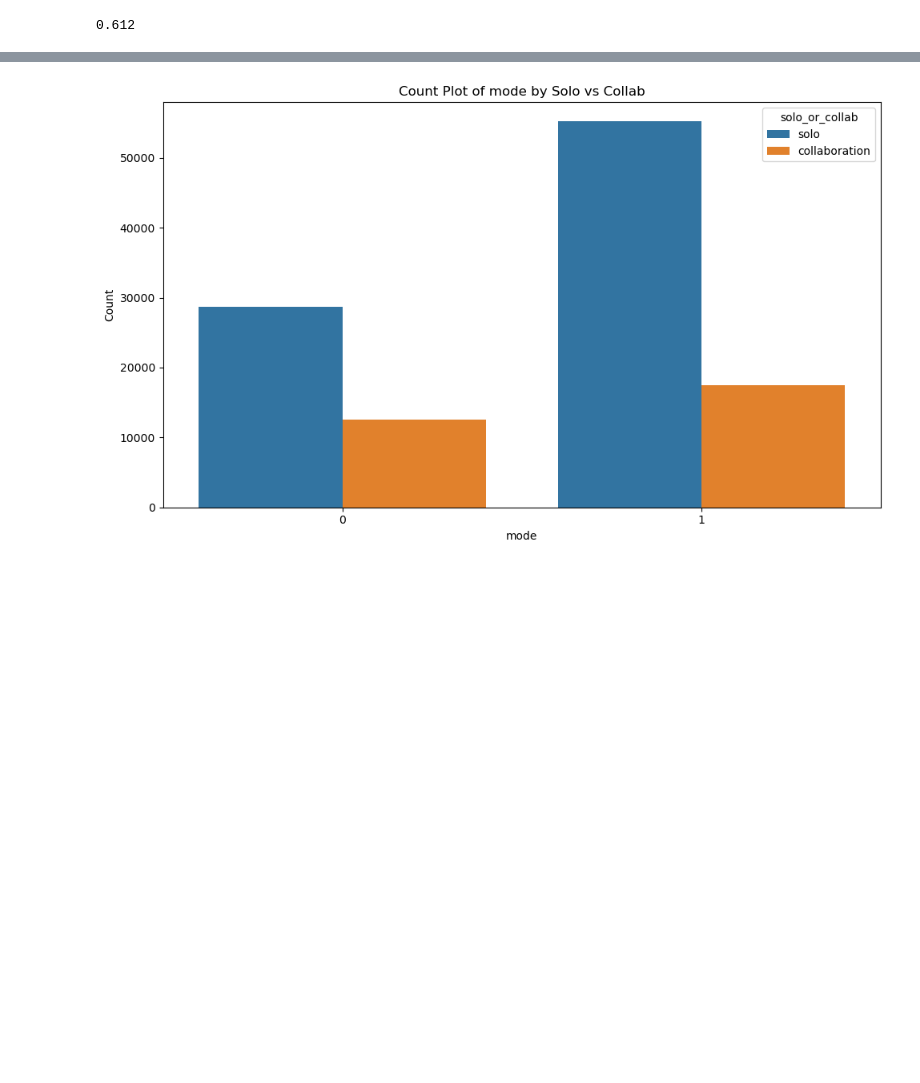
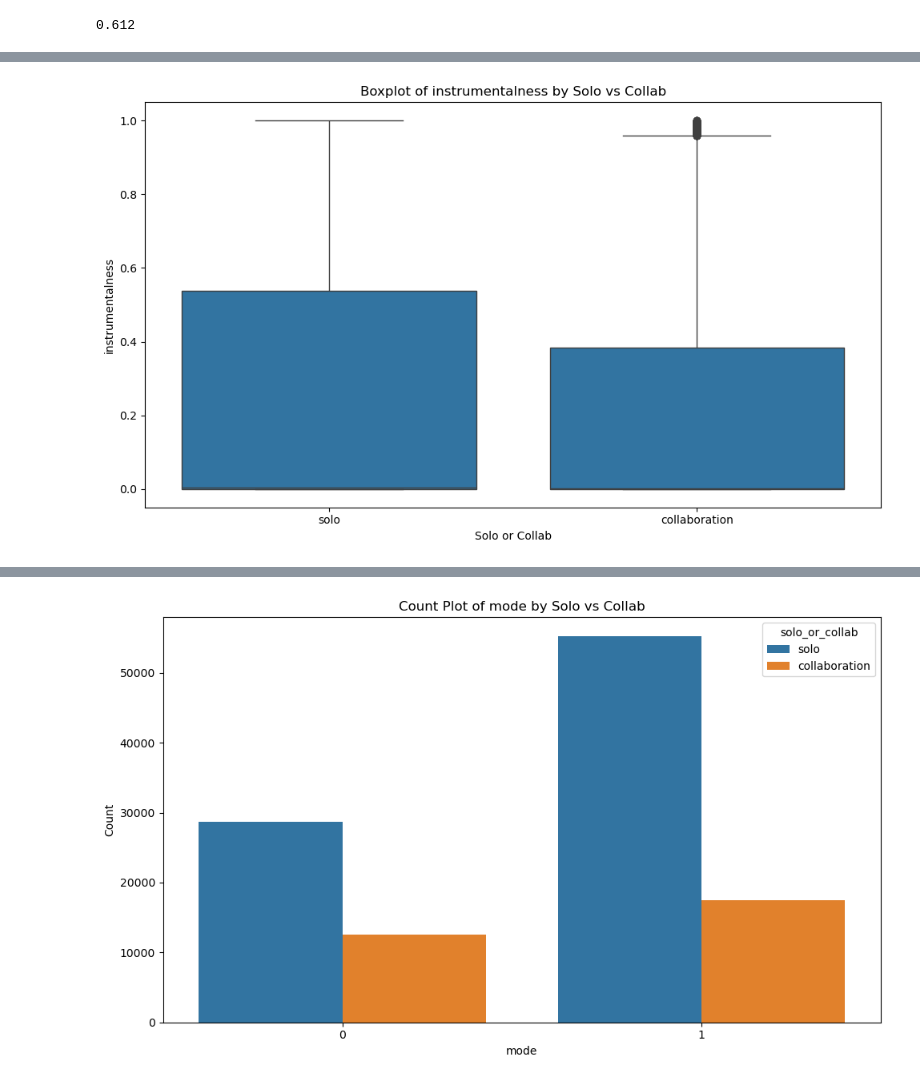
Before and after one commit to FabienThich/Solo-vs-Collab-Music, a Jupyter notebook: main.ipynb, the cells around one changed output, grey strips where cells are left out. Saved outputs shown, nothing was run; the diff lists cells and outputs as text; code cells hidden in the pictures; blank space fills up the shorter version.

Commit message:
add instrumentalness analysis

```diff
--- a/main.ipynb
+++ b/main.ipynb
@@ -387,0 +416,13 @@ Name: acousticness, dtype: float64
+# %%
+plt.figure(figsize=(10, 6))
+
+temp_df = df_clean[df_clean['instrumentalness'] != 0.0]
+
+sns.boxplot(data=temp_df, x="solo_or_collab", y='instrumentalness')
+plt.title('Boxplot of instrumentalness by Solo vs Collab')
+plt.xlabel('Solo or Collab')
+plt.ylabel('instrumentalness')
+plt.tight_layout()
+plt.show()
+# %% [output]
+[figure, added]
```
Also changed, not shown: parts of 5 cells of this notebook.
